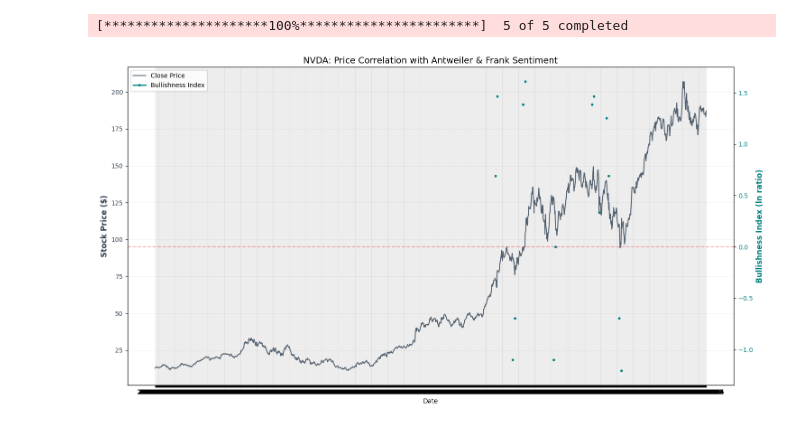
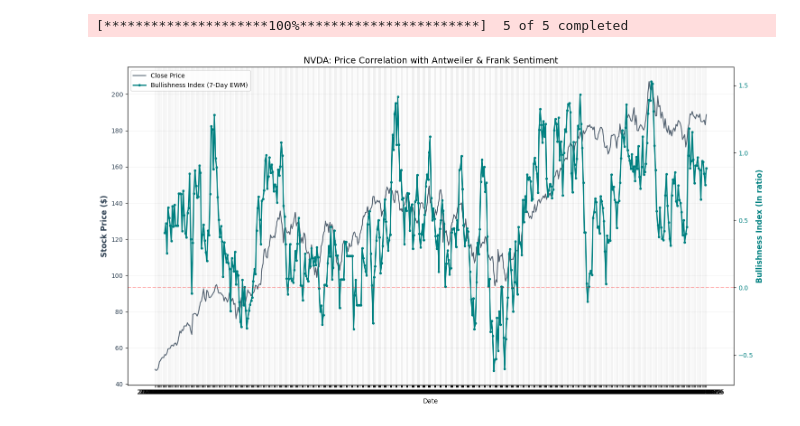
Before and after one commit to LeonSavi/T-M-Project, a Jupyter notebook: analysis.ipynb, the cells around one changed output. Cells and saved outputs as stored; diff of their text form; code cells hidden in the pictures.

```diff
--- a/analysis.ipynb
+++ b/analysis.ipynb
@@ -73,5 +73,5 @@ def calc_agreement(group_series):
 # %% [output]
 Device set to use cuda:0
 # %%
-data = pd.read_csv('scraped_data.csv')
-data['date'] = pd.to_datetime(data['datetime']).dt.normalize().astype(str)
+data = pd.read_parquet('scraped_data.parquet')
+data['date'] = pd.to_datetime(data['datetime']).dt.strftime('%Y-%m-%d').astype(str)
@@ -134,7 +142,7 @@ def plot_price_vs_sentiment(df, ticker):
 
     min_date = min((stock_df[['date','bullishness_index']].dropna())['date'])
 
-    stock_df = stock_df[stock_df['date']>=min_date]
+    stock_df = stock_df[stock_df['date']>='2024-01-01']
 
     fig, ax1 = plt.subplots(figsize=(15, 8))
 
@@ -147,33 +155,33 @@ def plot_price_vs_sentiment(df, ticker):
     ax1.set_ylabel('Stock Price ($)', color=color_price, fontsize=12, fontweight='bold')
     ax1.tick_params(axis='y', labelcolor=color_price)
     ax1.grid(True, alpha=0.2)
 
     # --- RIGHT Y-AXIS: BULLISHNESS ---
     # This line will break wherever 'bullishness_index' is NaN
     ax2 = ax1.twinx()
     color_bull = '#008080' # Teal
-    ax2.plot(stock_df['date'], stock_df['bullishness_index'], color=color_bull,
-             linewidth=2, marker='o', markersize=3, label='Bullishness Index')
+    ax2.plot(stock_df['date'], stock_df['bullishness_index'].ewm(span=7, adjust=False).mean(), color=color_bull,
+             linewidth=2, marker='o', markersize=3, label='Bullishness Index (7-Day EWM)')
 
     ax2.set_ylabel('Bullishness Index (ln ratio)', color=color_bull, fontsize=12, fontweight='bold')
     ax2.tick_params(axis='y', labelcolor=color_bull)
 
     # Add a horizontal line at 0 for neutral sentiment
     ax2.axhline(0, color='red', linestyle='--', alpha=0.3)
 
     # Title and Legends
     plt.title(f'{ticker}: Price Correlation with Antweiler & Frank Sentiment', fontsize=14)
     ax1.set_xlabel('Date')
 
     # Combined legend
     lines1, labels1 = ax1.get_legend_handles_labels()
     lines2, labels2 = ax2.get_legend_handles_labels()
     ax1.legend(lines1 + lines2, labels1 + labels2, loc='upper left', frameon=True)
 
     plt.tight_layout()
     plt.show()
 
 # Usage:
 plot_price_vs_sentiment(combined_df, 'NVDA')
 # %% [output]
-[figure, old version]
+[figure, new version]
```
Also changed, not shown: parts of 4 cells of this notebook.
